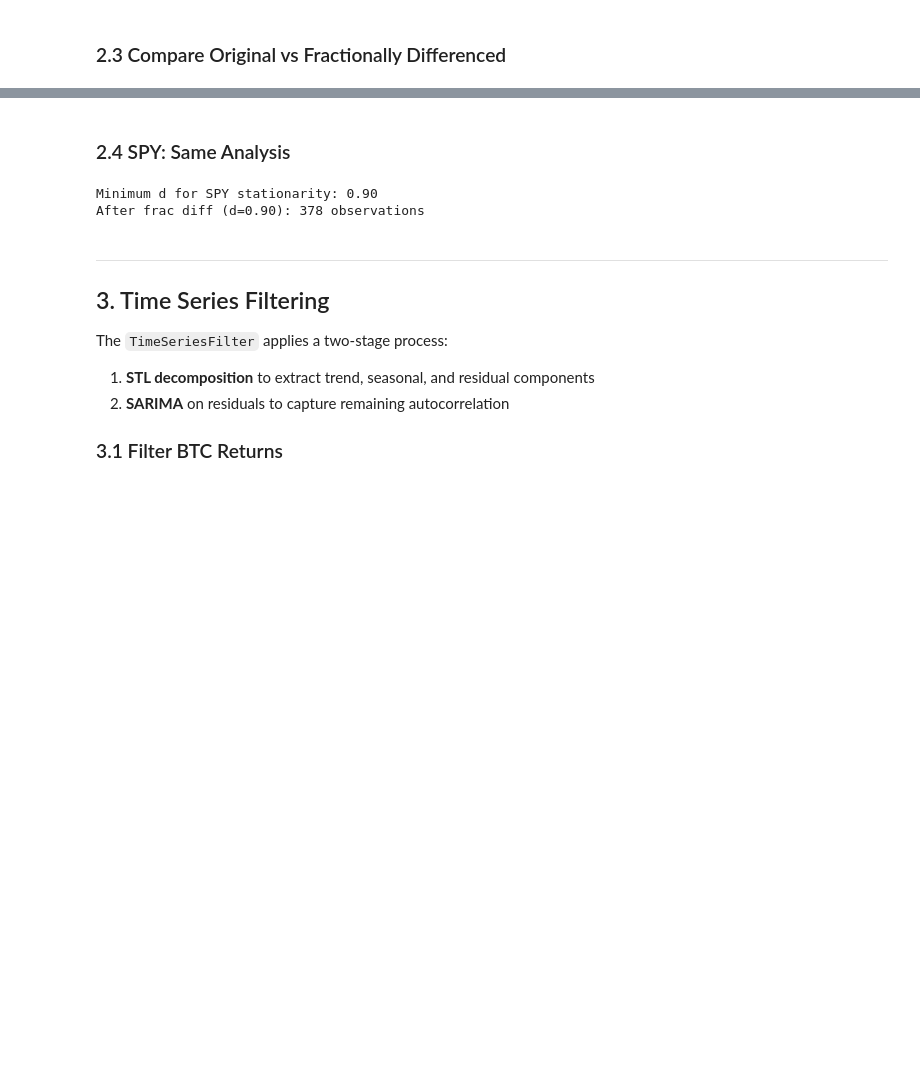
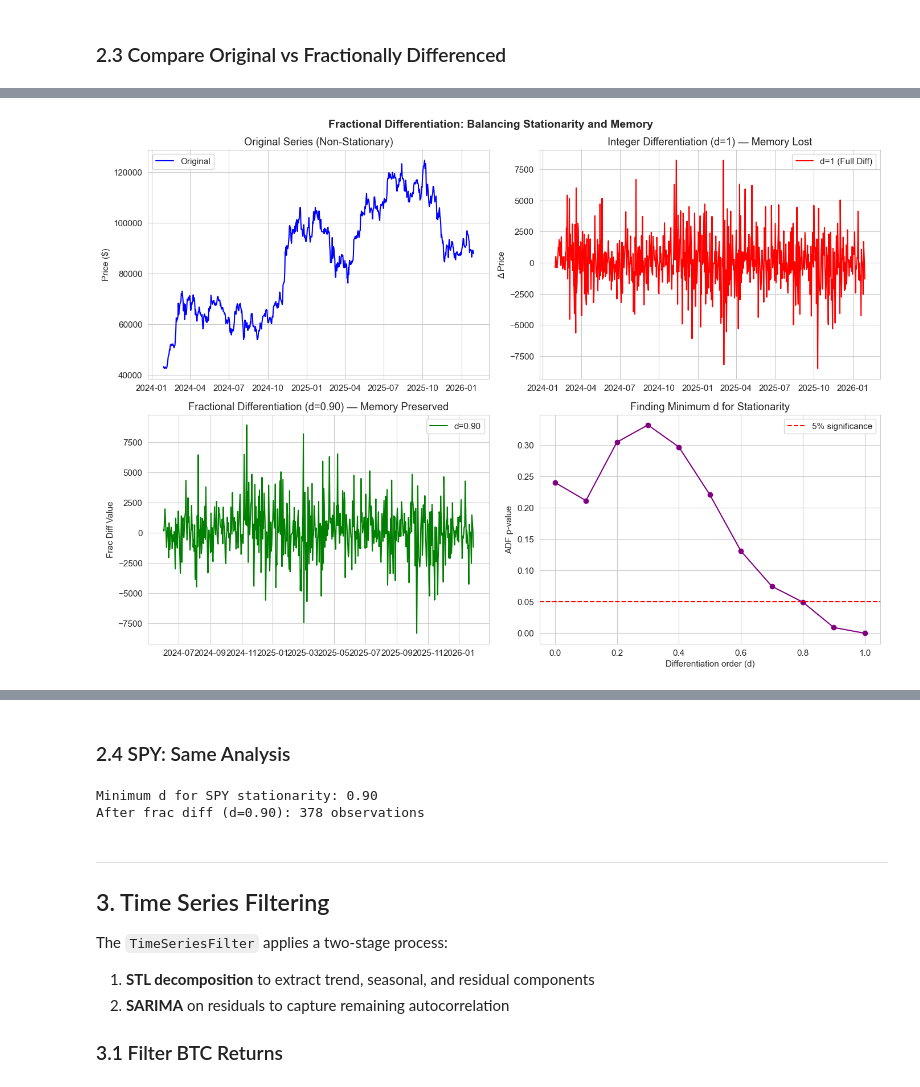
Before and after one commit to PhysicsInforMe/scientific-prototypes, a Jupyter notebook: timeseries-toolkit/notebooks/01_preprocessing_demo.ipynb, the cells around one changed output, grey strips where cells are left out. Drawn from its saved outputs; the diff is of its cells as text; code cells hidden in the pictures; blank space fills up the shorter version.

```diff
--- a/timeseries-toolkit/notebooks/01_preprocessing_demo.ipynb
+++ b/timeseries-toolkit/notebooks/01_preprocessing_demo.ipynb
@@ -21,3 +21,12 @@ import pandas as pd
 print('Setup complete.')
 # %% [output]
 Setup complete.
+# %%
+import matplotlib.pyplot as plt
+import seaborn as sns
+sns.set_style("whitegrid")
+plt.rcParams['figure.figsize'] = (12, 6)
+plt.rcParams['font.size'] = 11
+plt.rcParams['figure.dpi'] = 100
+
+print('Plotting style configured.')
@@ -147,3 +158,39 @@ Correlation between original and frac-diffed (d=0.90): 0.0746
 
 Correlation between original and first difference (d=1): 0.0192
 Memory advantage of frac diff: 0.0553
+# %%
+# ── Fractional Differentiation: 2x2 Comparison ──
+fig, axes = plt.subplots(2, 2, figsize=(14, 10))
+
+# Top-left: Original BTC prices
+axes[0, 0].plot(btc_close, label='Original', color='blue')
+axes[0, 0].set_title('Original Series (Non-Stationary)')
+axes[0, 0].set_ylabel('Price ($)')
+axes[0, 0].legend()
+
+# Top-right: Integer differencing (d=1)
+btc_diff1_full = btc_close.diff().dropna()
+axes[0, 1].plot(btc_diff1_full, label='d=1 (Full Diff)', color='red')
+axes[0, 1].set_title('Integer Differentiation (d=1) — Memory Lost')
+axes[0, 1].set_ylabel('Δ Price')
+axes[0, 1].legend()
+
+# Bottom-left: Fractional differencing (optimal d)
+axes[1, 0].plot(btc_ffd, label=f'd={min_d:.2f}', color='green')
+axes[1, 0].set_title(f'Fractional Differentiation (d={min_d:.2f}) — Memory Preserved')
+axes[1, 0].set_ylabel('Frac Diff Value')
+axes[1, 0].legend()
+
+# Bottom-right: ADF p-values vs d
+axes[1, 1].plot(results.index, results['p_value'], 'o-', color='purple')
+axes[1, 1].axhline(y=0.05, color='r', linestyle='--', label='5% significance')
+axes[1, 1].set_xlabel('Differentiation order (d)')
+axes[1, 1].set_ylabel('ADF p-value')
+axes[1, 1].set_title('Finding Minimum d for Stationarity')
+axes[1, 1].legend()
+
+plt.suptitle('Fractional Differentiation: Balancing Stationarity and Memory', fontsize=14, fontweight='bold')
+plt.tight_layout()
+plt.show()
+# %% [output]
+[figure, added]
```
Also changed, not shown: parts of 15 cells of this notebook, 1 other file.
